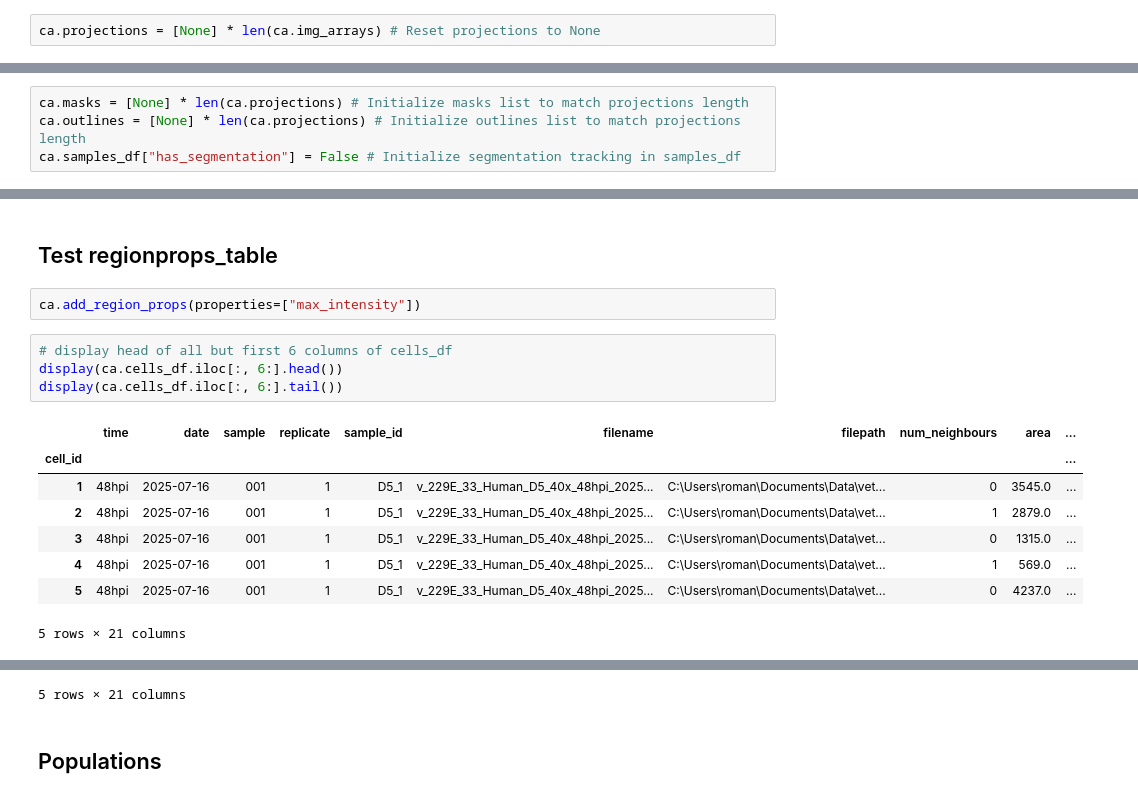
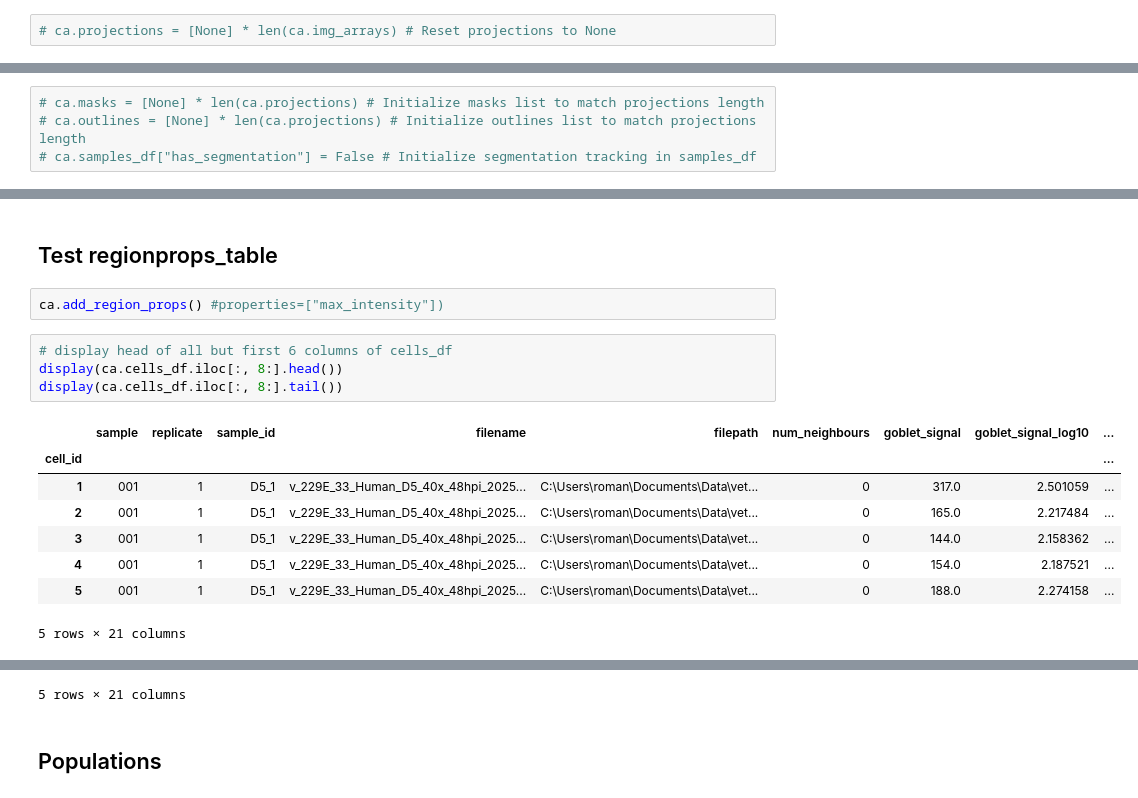
Before and after one commit to quasar1357/ivi-imaging, a Jupyter notebook: notebooks/vetsuisse25_CA-tests_ALI_local.ipynb, the cells around one changed output, grey strips where cells are left out. Cells and saved outputs as stored; diff of their text form.

```diff
--- a/notebooks/vetsuisse25_CA-tests_ALI_local.ipynb
+++ b/notebooks/vetsuisse25_CA-tests_ALI_local.ipynb
@@ -57,7 +70,7 @@ Number of images: 4, Number of channels: 3
 # %% [markdown]
 ## Projections
 # %%
-ca.projections = [None] * len(ca.img_arrays) # Reset projections to None
+# ca.projections = [None] * len(ca.img_arrays) # Reset projections to None
 # %%
 types = ['max', 'min', 'max']#, 'max']  # Example projection types for each channel
 proj = ca.create_projections(types = types, num_imgs=4, overwrite=False) # gob, inf, ZO1, cil
@@ -112,7 +125,7 @@ Image 3 - ranges per channel: [(104, 512), (72, 762), (118, 3998)]
 # %% [markdown]
 ## Segmentation
 # %%
-ca.masks = [None] * len(ca.projections) # Initialize masks list to match projections length
-ca.outlines = [None] * len(ca.projections) # Initialize outlines list to match projections length
-ca.samples_df["has_segmentation"] = False # Initialize segmentation tracking in samples_df
+# ca.masks = [None] * len(ca.projections) # Initialize masks list to match projections length
+# ca.outlines = [None] * len(ca.projections) # Initialize outlines list to match projections length
+# ca.samples_df["has_segmentation"] = False # Initialize segmentation tracking in samples_df
 # %%
@@ -345,17 +370,17 @@ print(comparison.min(), comparison.max())
 # %% [markdown]
 ## Test regionprops_table
 # %%
-ca.add_region_props(properties=["max_intensity"])
+ca.add_region_props() #properties=["max_intensity"])
 # %%
 # display head of all but first 6 columns of cells_df
-display(ca.cells_df.iloc[:, 6:].head())
-display(ca.cells_df.iloc[:, 6:].tail())
+display(ca.cells_df.iloc[:, 8:].head())
+display(ca.cells_df.iloc[:, 8:].tail())
 # %% [output]
-|  | time | date | sample | replicate | sample_id | filename | filepath | num_neighbours | area | ... |
-| cell_id |  |  |  |  |  |  |  |  |  | ... |
-| 1 | 48hpi | 2025-07-16 | 001 | 1 | D5_1 | v_229E_33_Human_D5_40x_48hpi_2025... | C:\Users\roman\Documents\Data\vet... | 0 | 3545.0 | ... |
-| 2 | 48hpi | 2025-07-16 | 001 | 1 | D5_1 | v_229E_33_Human_D5_40x_48hpi_2025... | C:\Users\roman\Documents\Data\vet... | 1 | 2879.0 | ... |
-| 3 | 48hpi | 2025-07-16 | 001 | 1 | D5_1 | v_229E_33_Human_D5_40x_48hpi_2025... | C:\Users\roman\Documents\Data\vet... | 0 | 1315.0 | ... |
-| 4 | 48hpi | 2025-07-16 | 001 | 1 | D5_1 | v_229E_33_Human_D5_40x_48hpi_2025... | C:\Users\roman\Documents\Data\vet... | 1 | 569.0 | ... |
-| 5 | 48hpi | 2025-07-16 | 001 | 1 | D5_1 | v_229E_33_Human_D5_40x_48hpi_2025... | C:\Users\roman\Documents\Data\vet... | 0 | 4237.0 | ... |
+|  | sample | replicate | sample_id | filename | filepath | num_neighbours | goblet_signal | goblet_signal_log10 | ... |
+| cell_id |  |  |  |  |  |  |  |  | ... |
+| 1 | 001 | 1 | D5_1 | v_229E_33_Human_D5_40x_48hpi_2025... | C:\Users\roman\Documents\Data\vet... | 0 | 317.0 | 2.501059 | ... |
+| 2 | 001 | 1 | D5_1 | v_229E_33_Human_D5_40x_48hpi_2025... | C:\Users\roman\Documents\Data\vet... | 0 | 165.0 | 2.217484 | ... |
+| 3 | 001 | 1 | D5_1 | v_229E_33_Human_D5_40x_48hpi_2025... | C:\Users\roman\Documents\Data\vet... | 0 | 144.0 | 2.158362 | ... |
+| 4 | 001 | 1 | D5_1 | v_229E_33_Human_D5_40x_48hpi_2025... | C:\Users\roman\Documents\Data\vet... | 0 | 154.0 | 2.187521 | ... |
+| 5 | 001 | 1 | D5_1 | v_229E_33_Human_D5_40x_48hpi_2025... | C:\Users\roman\Documents\Data\vet... | 0 | 188.0 | 2.274158 | ... |
 5 rows × 21 columns
```
Also changed, not shown: parts of 13 cells of this notebook, 1 other file.
